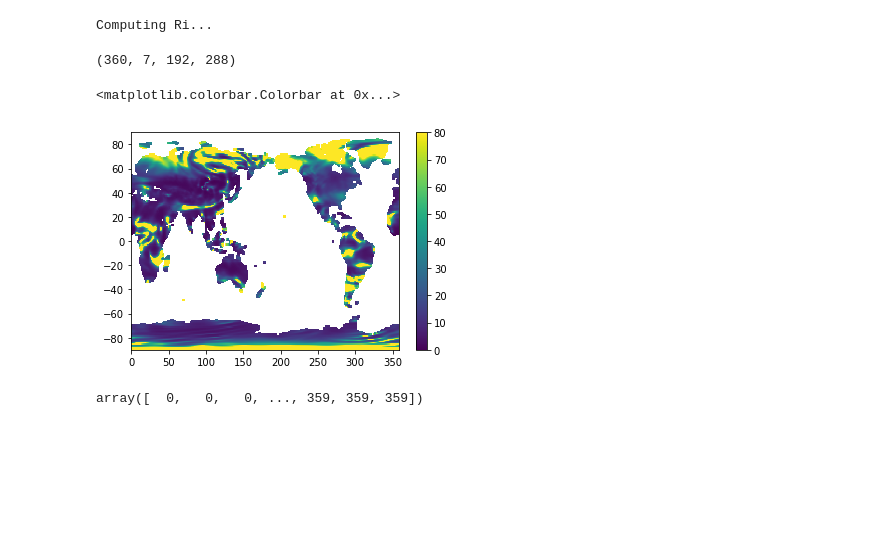
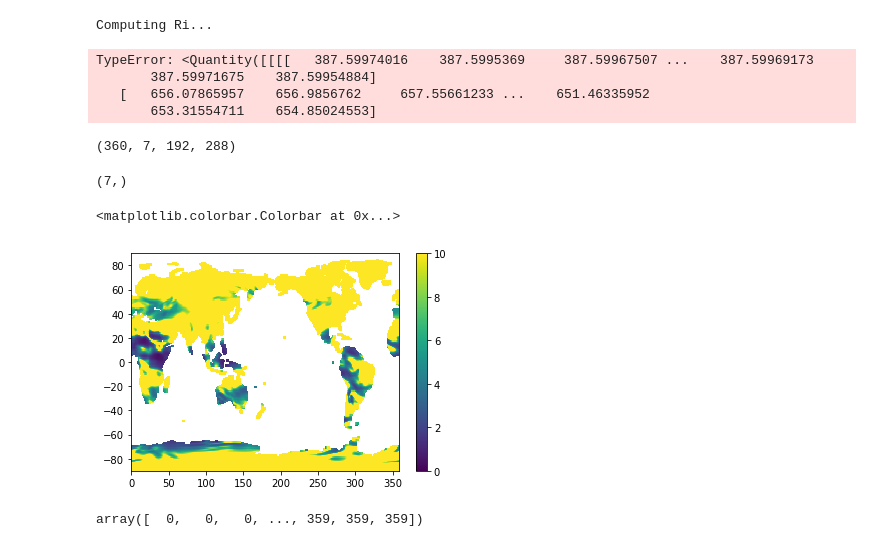
Before and after one commit to megandevlan/CLUBB_statistics, a Jupyter notebook: StabilityAnalysis.ipynb, the cells around one changed output. Saved outputs shown, nothing was run; the diff lists cells and outputs as text; code cells hidden in the pictures; blank space fills up the shorter version.

```diff
--- a/StabilityAnalysis.ipynb
+++ b/StabilityAnalysis.ipynb
@@ -105,17 +125,30 @@ print('Computing Ri...')
 Ri = mpc.gradient_richardson_number(z_agl, potTemp, U, V, 1)
 # %% [output]
 Computing Ri...
+# %%
+import metpy.units as mpu
+
+mpu.signature(Ri)
+# %% [output]
+TypeError: <Quantity([[[[   387.59974016    387.5995369     387.59967507 ...    387.59969173
+       387.59971675    387.59954884]
+   [   656.07865957    656.9856762     657.55661233 ...    651.46335952
+       653.31554711    654.85024553]
 # %%
 np.shape(Ri)
 # %% [output]
 (360, 7, 192, 288)
+# %%
+np.shape(varsDS.lev.values)
+# %% [output]
+(7,)
 # %%
-plt.pcolormesh(varsDS.lon.values,varsDS.lat.values,np.squeeze(Ri[100,-1,:,:]),
-                vmax=80,vmin=0)
+plt.pcolormesh(varsDS.lon.values,varsDS.lat.values,np.squeeze(Ri[200,-1,:,:]),
+                vmax=10,vmin=0)
 plt.colorbar()
 # %% [output]
 <matplotlib.colorbar.Colorbar at 0x...>
-[figure, old version]
+[figure, new version]
 # %%
 iLim = np.where(Ri<=0.25)[0]
 iLim
```
Also changed, not shown: parts of 1 cell of this notebook, 3 other files.
